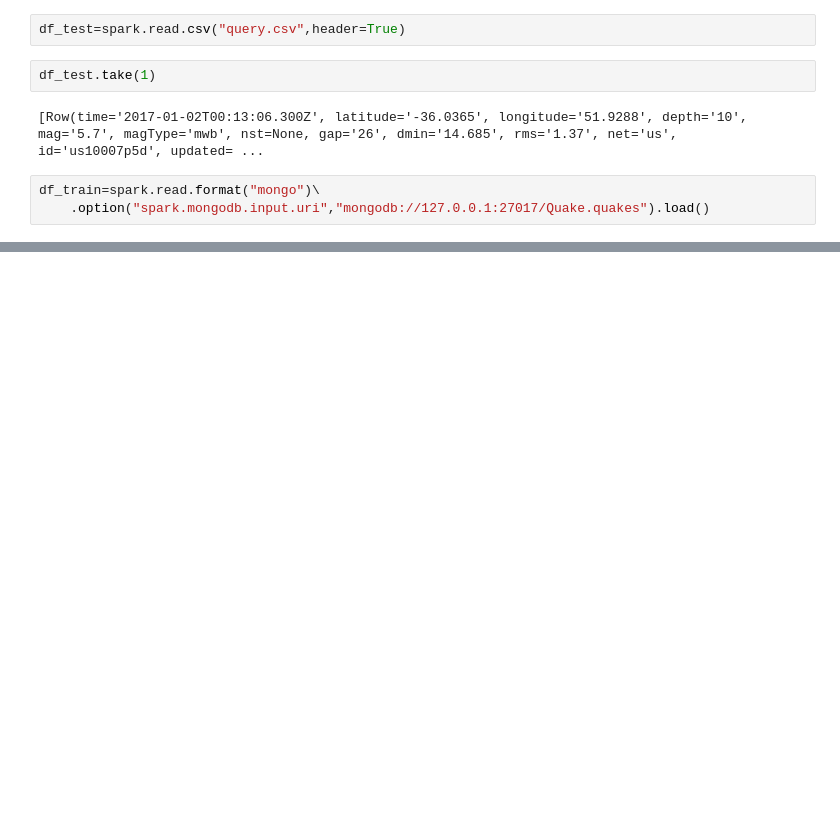
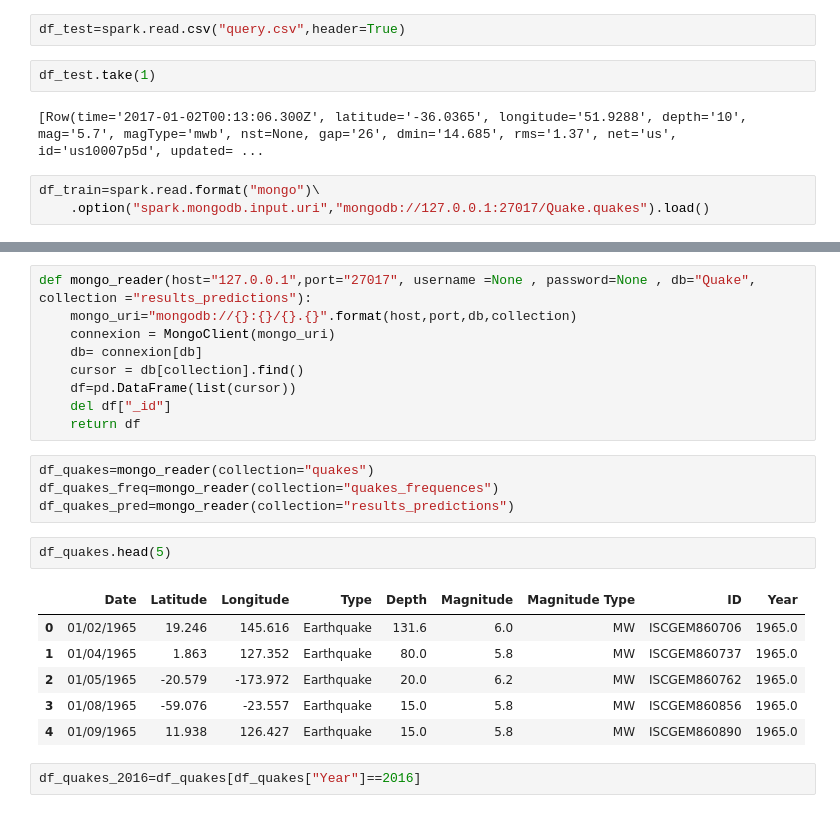
Before and after one commit to Koffivi/PROJECTS, a Jupyter notebook: Pyspark_Pipeline.ipynb, the cells around one changed output, grey strips where cells are left out. Saved outputs shown, nothing was run; the diff lists cells and outputs as text; blank space fills up the shorter version.

```diff
--- a/Pyspark_Pipeline.ipynb
+++ b/Pyspark_Pipeline.ipynb
@@ -363,0 +385,24 @@ only showing top 5 rows
+# %%
+def mongo_reader(host="127.0.0.1",port="27017", username =None , password=None , db="Quake", collection ="results_predictions"):
+    mongo_uri="mongodb://{}:{}/{}.{}".format(host,port,db,collection)
+    connexion = MongoClient(mongo_uri)
+    db= connexion[db]
+    cursor = db[collection].find()
+    df=pd.DataFrame(list(cursor))
+    del df["_id"]
+    return df
+# %%
+df_quakes=mongo_reader(collection="quakes")
+df_quakes_freq=mongo_reader(collection="quakes_frequences")
+df_quakes_pred=mongo_reader(collection="results_predictions")
+# %%
+df_quakes.head(5)
+# %% [output]
+|  | Date | Latitude | Longitude | Type | Depth | Magnitude | Magnitude Type | ID | Year |
+| 0 | 01/02/1965 | 19.246 | 145.616 | Earthquake | 131.6 | 6.0 | MW | ISCGEM860706 | 1965.0 |
+| 1 | 01/04/1965 | 1.863 | 127.352 | Earthquake | 80.0 | 5.8 | MW | ISCGEM860737 | 1965.0 |
+| 2 | 01/05/1965 | -20.579 | -173.972 | Earthquake | 20.0 | 6.2 | MW | ISCGEM860762 | 1965.0 |
+| 3 | 01/08/1965 | -59.076 | -23.557 | Earthquake | 15.0 | 5.8 | MW | ISCGEM860856 | 1965.0 |
+| 4 | 01/09/1965 | 11.938 | 126.427 | Earthquake | 15.0 | 5.8 | MW | ISCGEM860890 | 1965.0 |
+# %%
+df_quakes_2016=df_quakes[df_quakes["Year"]==2016]
```
Also changed, not shown: parts of 64 cells of this notebook.
